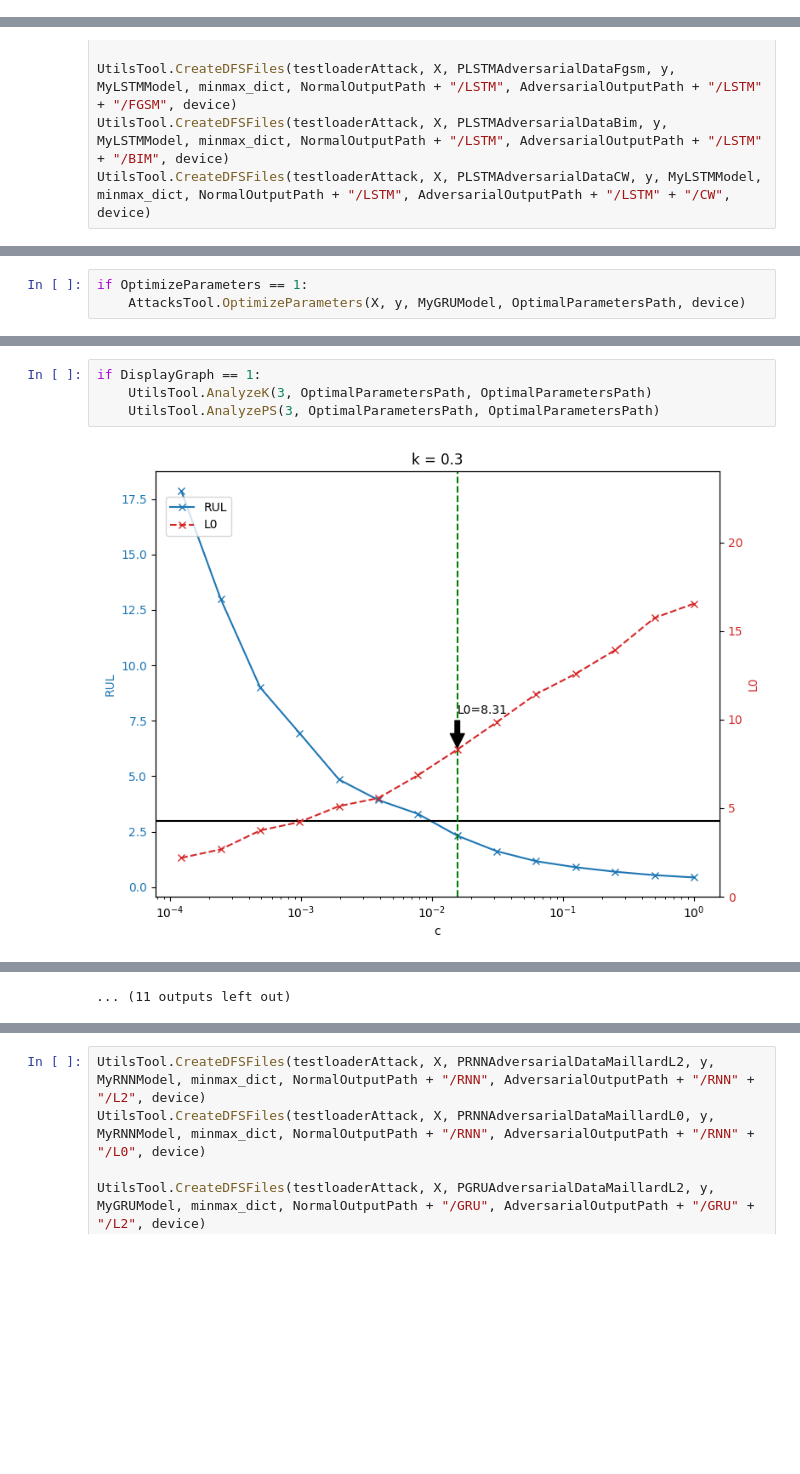
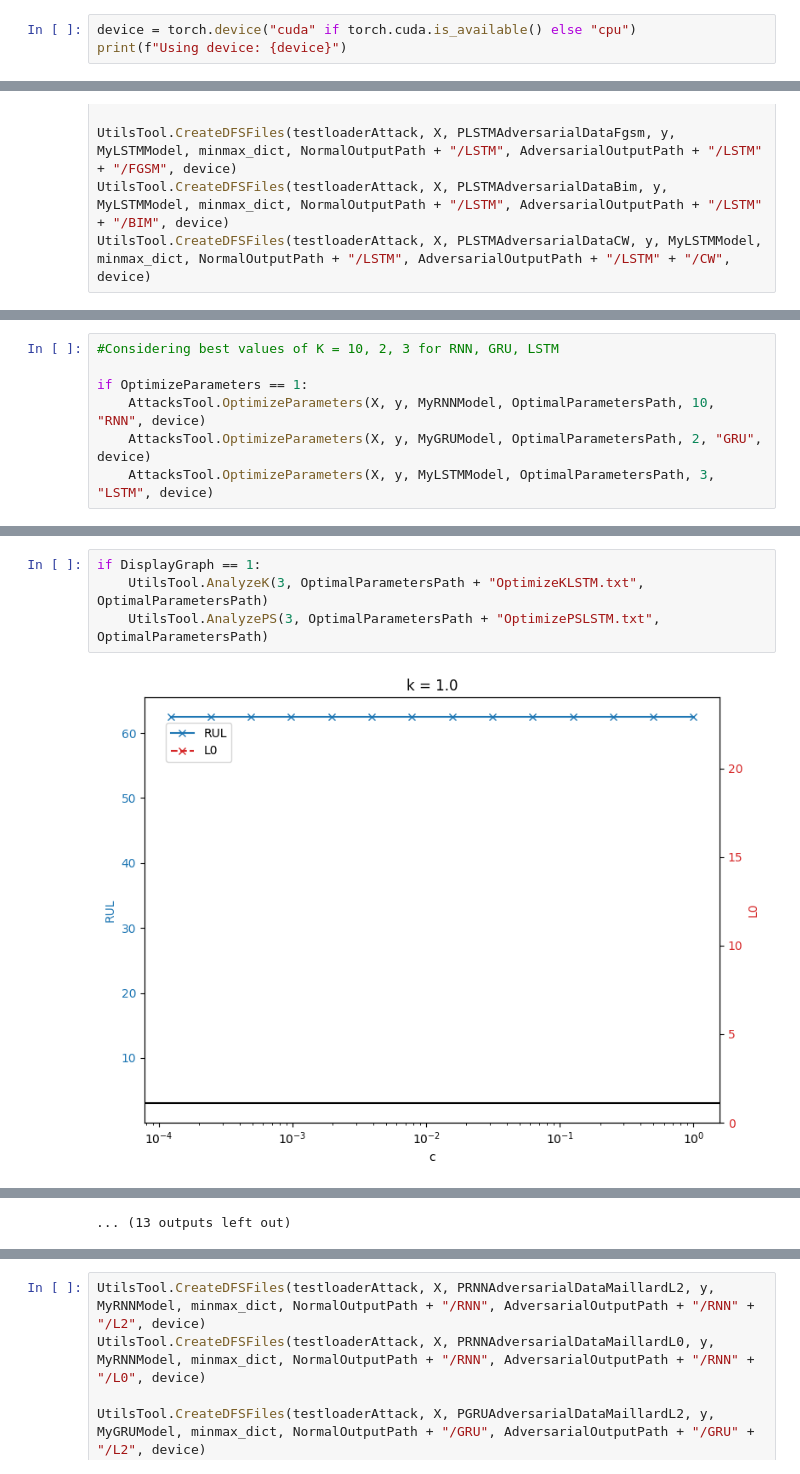
Before and after one commit to PF-Maillard/AdversarialRUL, a Jupyter notebook: Main.ipynb, the cells around one changed output, grey strips where cells are left out. Saved outputs shown, nothing was run; the diff lists cells and outputs as text; blank space fills up the shorter version.

Commit message:
New Optimization of parameters

```diff
--- a/Main.ipynb
+++ b/Main.ipynb
@@ -27,3 +51,6 @@ OptimalParametersPath = 'ResultsRUL/OptimalParameters/'
 FiguresPath = 'ResultsRUL/Figures/'
 
 window = 80
+# %%
+device = torch.device("cuda" if torch.cuda.is_available() else "cpu")
+print(f"Using device: {device}")
@@ -270,3 +300,7 @@ if DisplayGraph == 1:
 # %%
+#Considering best values of K = 10, 2, 3 for RNN, GRU, LSTM
+
 if OptimizeParameters == 1:
-    AttacksTool.OptimizeParameters(X, y, MyGRUModel, OptimalParametersPath, device)
+    AttacksTool.OptimizeParameters(X, y, MyRNNModel, OptimalParametersPath, 10, "RNN", device)
+    AttacksTool.OptimizeParameters(X, y, MyGRUModel, OptimalParametersPath, 2, "GRU", device)
+    AttacksTool.OptimizeParameters(X, y, MyLSTMModel, OptimalParametersPath, 3, "LSTM", device)
@@ -273,6 +326,6 @@ if OptimizeParameters == 1:
 # %%
 if DisplayGraph == 1:
-    UtilsTool.AnalyzeK(3, OptimalParametersPath, OptimalParametersPath)
-    UtilsTool.AnalyzePS(3, OptimalParametersPath, OptimalParametersPath)
+    UtilsTool.AnalyzeK(3, OptimalParametersPath + "OptimizeKLSTM.txt", OptimalParametersPath)
+    UtilsTool.AnalyzePS(3, OptimalParametersPath + "OptimizePSLSTM.txt", OptimalParametersPath)
 # %% [output]
-[figure, old version]
+[figure, new version]
@@ -290,4 +343,4 @@ if DisplayGraph == 1:
-... (11 outputs left out)
+... (13 outputs left out)
 # %%
 if DisplayGraph == 1:
     AttacksParametersMaillard = {
```
Also changed, not shown: parts of 20 cells of this notebook, 3 other files.
